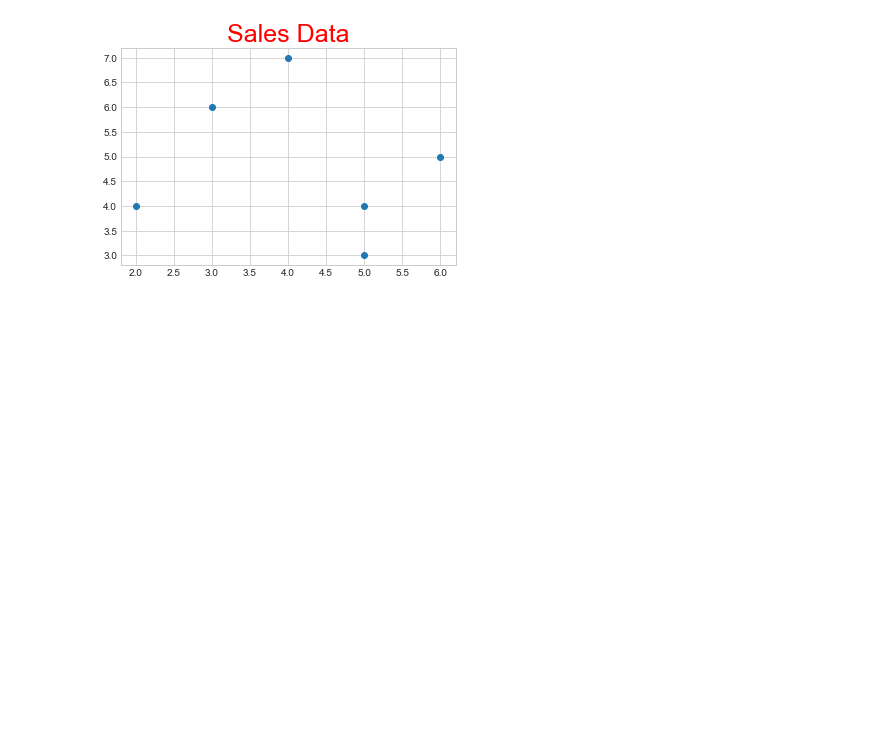
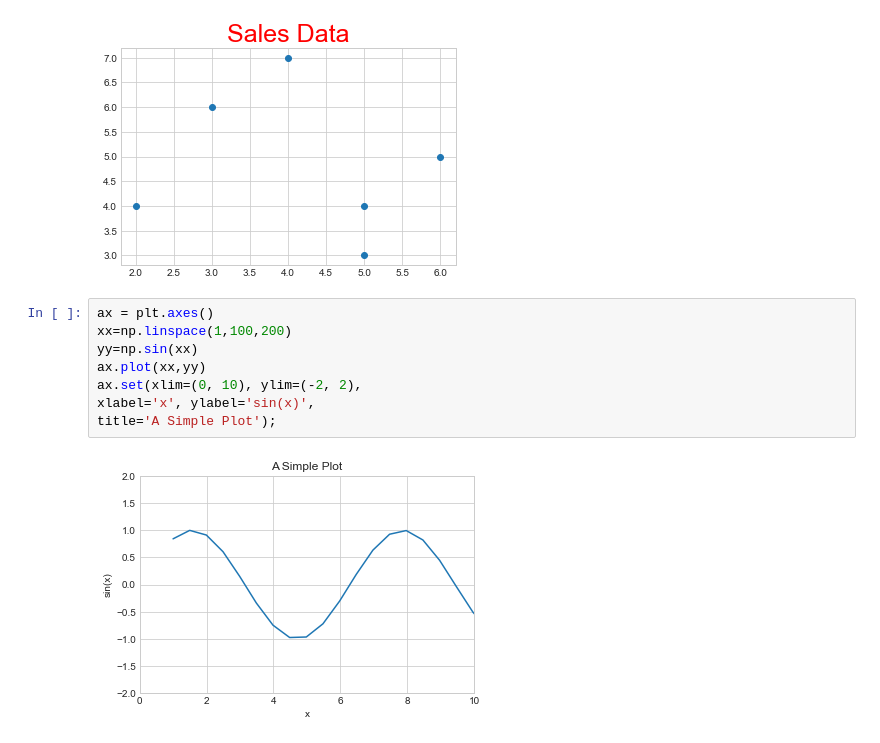
Before and after one commit to Muzammil4580/Basic-Visualization-With-Matplotlibb, a Jupyter notebook: Basic Visualization With Matplotlib.ipynb, the cells around one changed output. Saved outputs shown, nothing was run; the diff lists cells and outputs as text; blank space fills up the shorter version.

```diff
--- a/Basic Visualization With Matplotlib.ipynb
+++ b/Basic Visualization With Matplotlib.ipynb
@@ -358,3 +358,13 @@ plt.title("Sales Data",fontsize=25,color="red")
 # %% [output]
 Text(0.5, 1.0, 'Sales Data')
 [figure]
+# %%
+ax = plt.axes()
+xx=np.linspace(1,100,200)
+yy=np.sin(xx)
+ax.plot(xx,yy)
+ax.set(xlim=(0, 10), ylim=(-2, 2),
+xlabel='x', ylabel='sin(x)',
+title='A Simple Plot');
+# %% [output]
+[figure, added]
```
Also changed, not shown: parts of 1 cell of this notebook.
